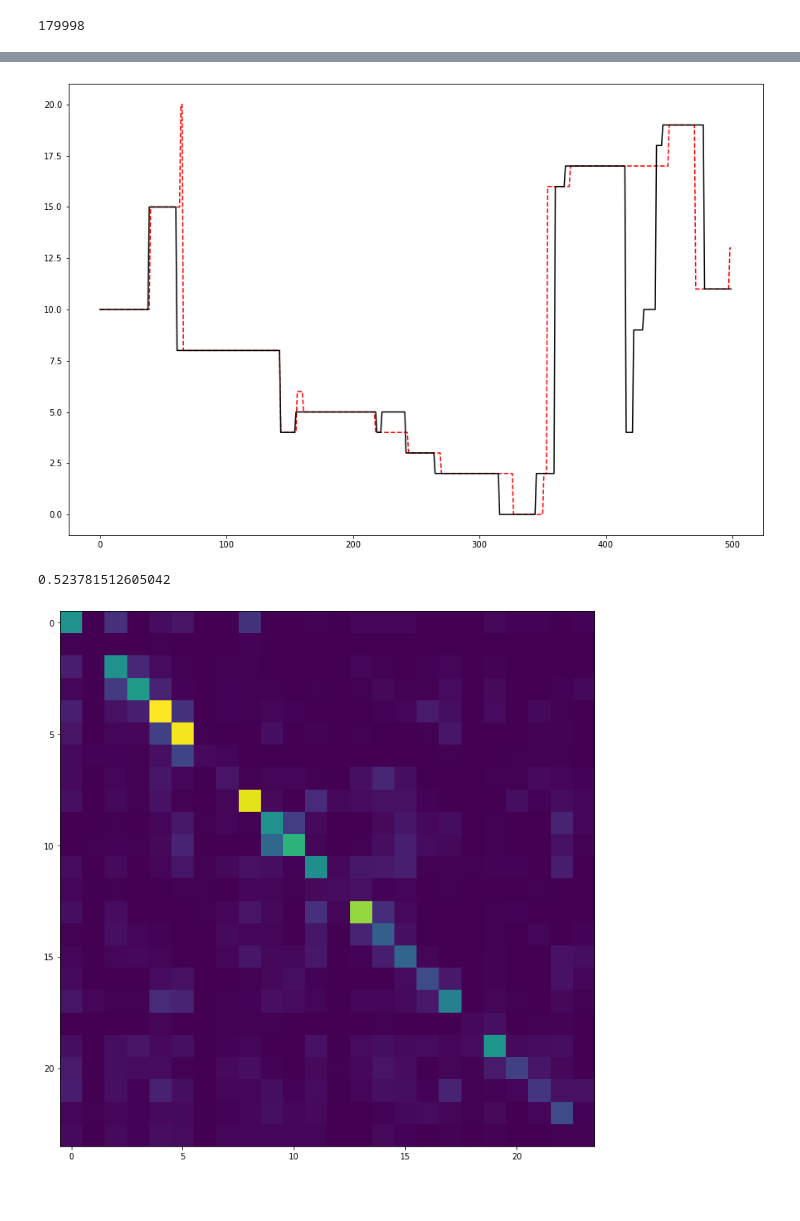
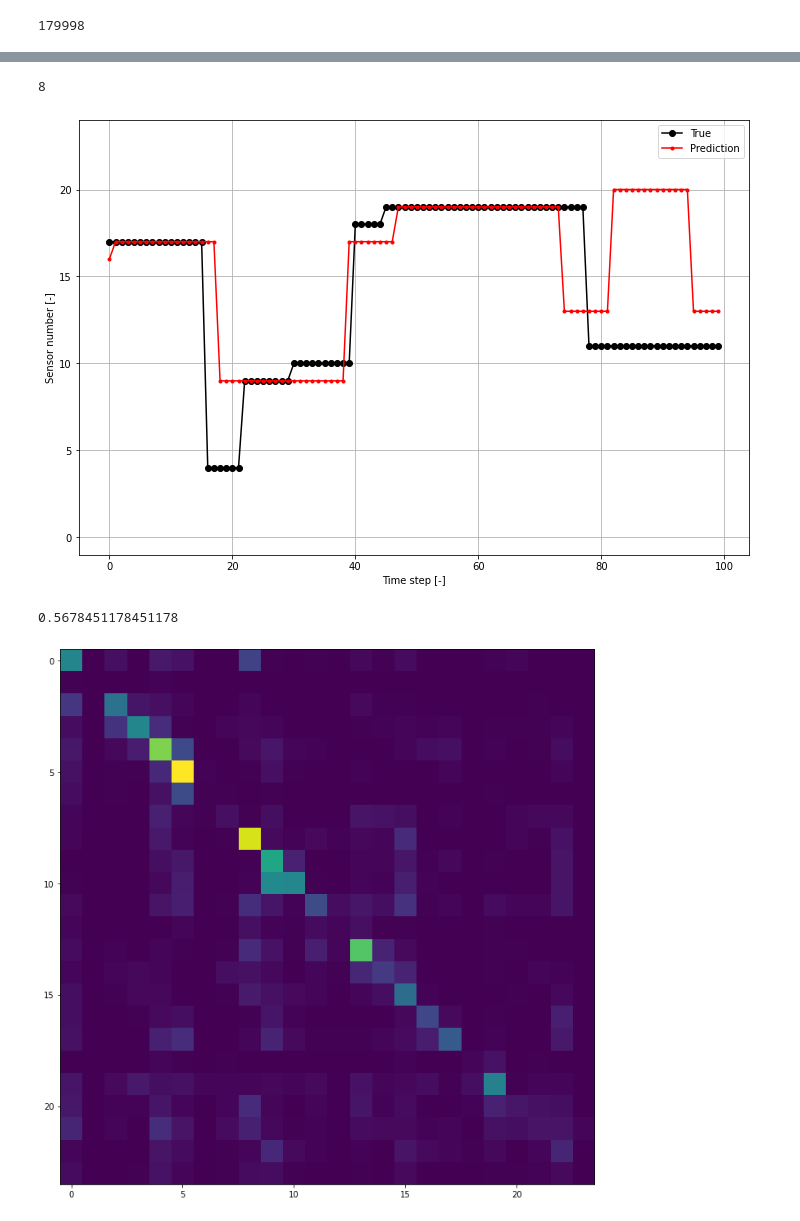
Before and after one commit to MartinLieber/VIV_prediction, a Jupyter notebook: Stress_prediction_RNN.ipynb, the cells around one changed output, grey strips where cells are left out. Saved outputs shown, nothing was run; the diff lists cells and outputs as text; code cells hidden in the pictures; blank space fills up the shorter version.

```diff
--- a/Stress_prediction_RNN.ipynb
+++ b/Stress_prediction_RNN.ipynb
@@ -122,14 +116,3 @@ X_test = X_test[:,:,0:-1]
 
 n_features = n_features-1
 n_outputs = Y.max()+1
-# %%
-model = Sequential(name="Vanilla")
-model.add(Dense(5, activation="relu", name="layer1"))
-model.add(Dense(10, activation="relu", name="layer2"))
-model.add(Dense(50, activation="relu", name="layer3"))
-model.add(Dense(50, activation="relu", name="layer4"))
-model.add(Dense(20, activation="relu", name="layer5"))
-model.add(Dense(n_outputs, name="output_layer",activation='softmax'))
-model.compile(optimizer="Adam", loss="sparse_categorical_crossentropy", metrics=['SparseCategoricalAccuracy'])
-callback = tf.keras.callbacks.EarlyStopping(monitor='loss', patience=3)
-model.fit(X_train,y_train,epochs=100,callbacks=callback)
@@ -168,18 +121,19 @@ model = Sequential(name='LSTM')
 model.add(LSTM(
     units=100,
     batch_input_shape=(None,X.shape[1],n_features),
-    return_sequences=True),
+    return_sequences=True,
     dropout=0,
-    recurrent_dropout=0)
+    recurrent_dropout=0))
 model.add(LSTM(
-    units=500,
+    units=100,
     batch_input_shape=(None,X.shape[1],n_features),
-    return_sequences=True),
+    return_sequences=True,
     dropout=0.1,
-    recurrent_dropout=0)
+    recurrent_dropout=0))
 model.add(Dense(50,activation='relu'))
 model.add(Dropout(0))
 model.add(Dense(n_outputs, activation='softmax'))
+model.add(MaxPooling1D(pool_size=1))
 
 model.summary()
 model.compile(optimizer="Adam", loss="sparse_categorical_crossentropy", metrics=['SparseCategoricalAccuracy'])
@@ -233,14 +189,24 @@ KeyboardInterrupt:
 # %%
 y_pred = model.predict(X_test)
 y_pred=y_pred.argmax(axis=2)
+# %%
+y_pred[0,0]
+# %% [output]
+8
 # %%
-n = 0
-plt.figure(figsize=(15,10))
-plt.plot(y_pred[n,:],'r--')
-plt.plot(y_test[n,:],'k-')
+n = 3
+plt.figure(figsize=(12,8))
+plt.plot(y_test[n,:],'ko-',label='True')
+plt.plot(y_pred[n,:],'r.-',label='Prediction')
+
+plt.legend()
+plt.grid()
+plt.ylim([-1,24])
+plt.ylabel('Sensor number [-]')
+plt.xlabel('Time step [-]')
 plt.show()
 # %% [output]
-[figure, old version]
+[figure, new version]
 # %%
 from sklearn.metrics import confusion_matrix
 
@@ -257,5 +223,5 @@ plt.figure(figsize=(12,12))
 plt.imshow(cm)
 plt.show()
 # %% [output]
-0.523781512605042
+0.5678451178451178
-[figure, old version]
+[figure, new version]
```
Also changed, not shown: parts of 21 cells of this notebook.
